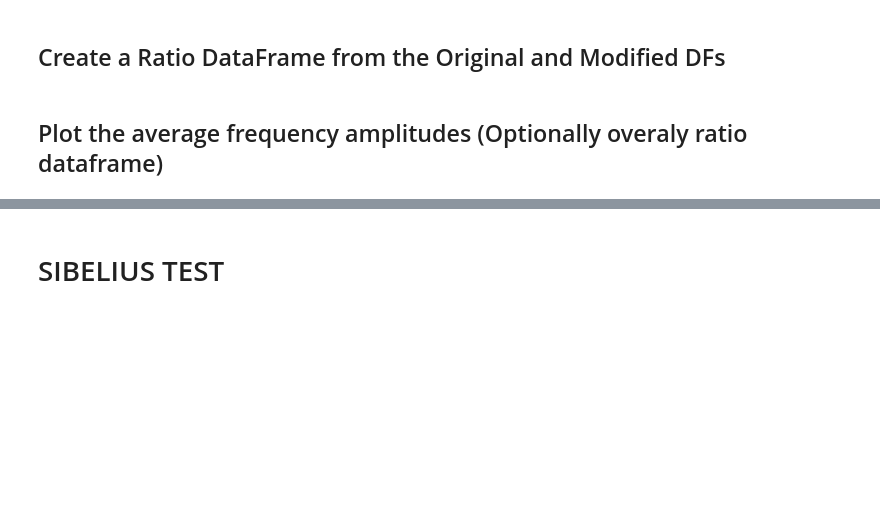
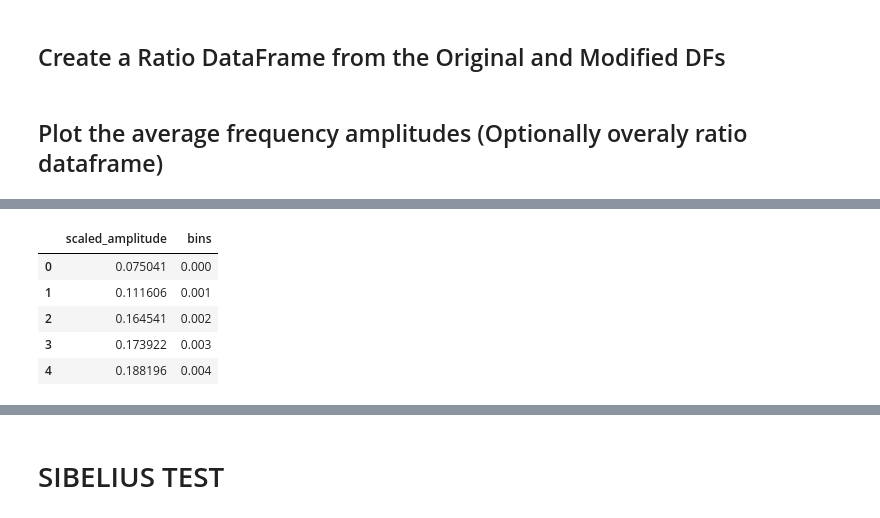
Before and after one commit to QED0711/ds_practice, a Jupyter notebook: librosa/audio_file_analyzer.ipynb, the cells around one changed output, grey strips where cells are left out. Saved outputs shown, nothing was run; the diff lists cells and outputs as text; code cells hidden in the pictures; blank space fills up the shorter version.

```diff
--- a/librosa/audio_file_analyzer.ipynb
+++ b/librosa/audio_file_analyzer.ipynb
@@ -179,0 +196,9 @@ ratio_df = AudioCompare.get_ratio_df(original=original.df, modified=modified.df)
+# %%
+ratio_df.head()
+# %% [output]
+|  | scaled_amplitude | bins |
+| 0 | 0.075041 | 0.000 |
+| 1 | 0.111606 | 0.001 |
+| 2 | 0.164541 | 0.002 |
+| 3 | 0.173922 | 0.003 |
+| 4 | 0.188196 | 0.004 |
```
Also changed, not shown: parts of 5 cells of this notebook.
